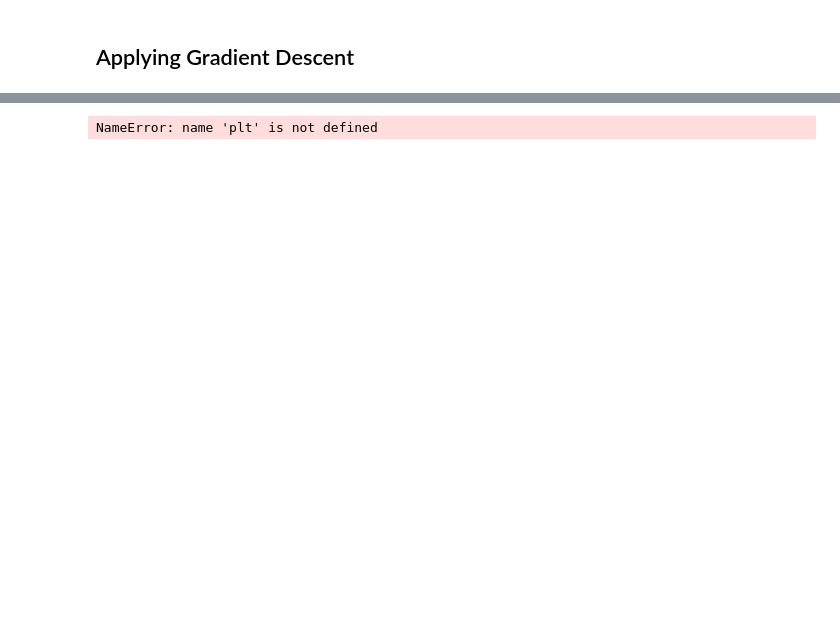
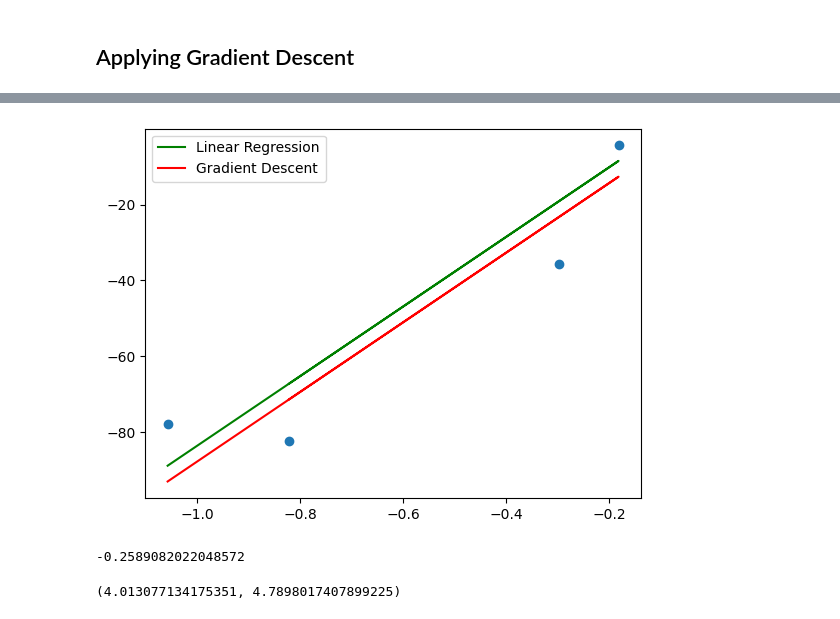
Before and after one commit to SahashRaee/Machine_Learning_Notebooks, a Jupyter notebook: 7.6_Gradient_Descent_Intuition.ipynb, the cells around one changed output, grey strips where cells are left out. Drawn from its saved outputs; the diff is of its cells as text; code cells hidden in the pictures; blank space fills up the shorter version.

```diff
--- a/7.6_Gradient_Descent_Intuition.ipynb
+++ b/7.6_Gradient_Descent_Intuition.ipynb
@@ -99,0 +165,5 @@ y_predict_1= (m*X + c_new)
+# %%
+learning_rate= 0.1
+step_size= loss_slope*learning_rate
+c_new3 = c- step_size
+y_predict_3= (m*X + c_new3)
@@ -100,8 +181,8 @@ y_predict_1= (m*X + c_new)
 # %%
 plt.scatter(X, y)
 plt.plot(X, lr.predict(X), color='green', label='Linear Regression')
-plt.plot(X, y_predict_1, color='red', label='Gradient Descent')
+plt.plot(X, y_predict_3, color='red', label='Gradient Descent')
 plt.legend()
 plt.show()
 # %% [output]
-NameError: name 'plt' is not defined
+[figure, added]
@@ -114,0 +189,7 @@ loss_slope=
+# %%
+m= 91.74
+c= c_new3
+loss_slope=-2* np.sum(y-m*X.ravel()-c)
+loss_slope
+# %% [output]
+-0.2589082022048572
@@ -114,0 +202,4 @@ loss_slope=
+# %%
+c_new3, c_new4
+# %% [output]
+(4.013077134175351, 4.7898017407899225)
```
Also changed, not shown: parts of 28 cells of this notebook, 5 other files.
